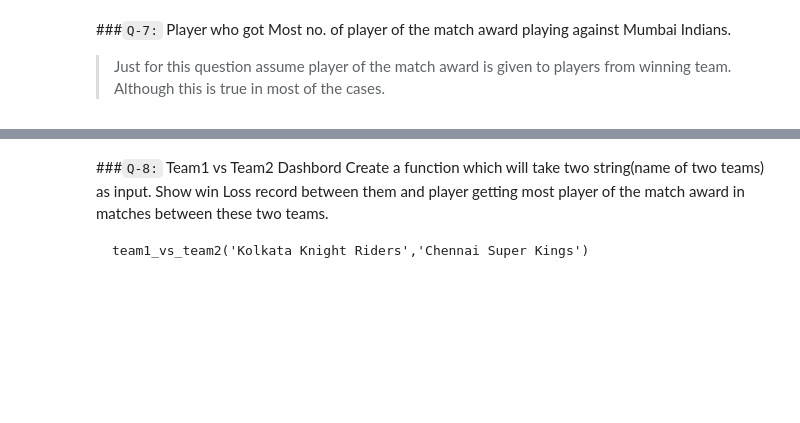
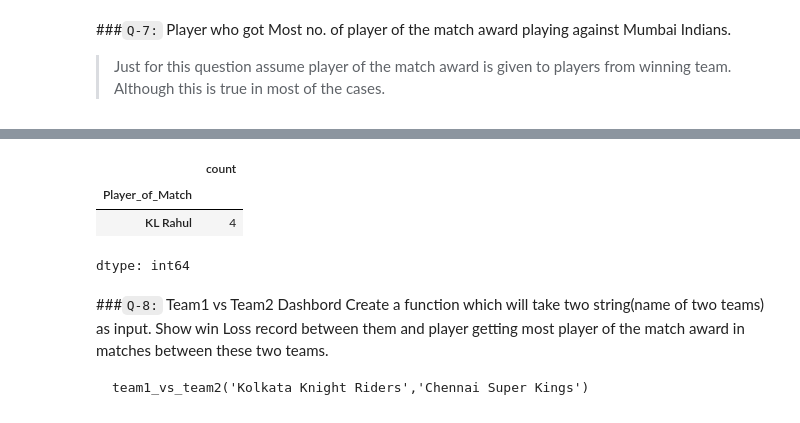
Before and after one commit to iqraghori/Data-science, a Jupyter notebook: Pandas_practice/Basic_DataFrames.ipynb, the cells around one changed output, grey strips where cells are left out. Drawn from its saved outputs; the diff is of its cells as text; code cells hidden in the pictures; blank space fills up the shorter version.

```diff
--- a/Pandas_practice/Basic_DataFrames.ipynb
+++ b/Pandas_practice/Basic_DataFrames.ipynb
@@ -196,3 +194,19 @@ ipl['Player_of_Match']
+# %%
+# Step 1: filter matches where Mumbai Indians was one of the teams (but didn't win)
+# i.e., the opponent won → Player of Match is from the team playing AGAINST MI
+
+vs_mi = ipl[(ipl['Team1'] == 'Mumbai Indians') | (ipl['Team2'] == 'Mumbai Indians')]
+
+# Step 2: exclude matches where MI won (since we want players who beat MI)
+vs_mi_lost = vs_mi[vs_mi['WinningTeam'] != 'Mumbai Indians']
+
+# Step 3: count Player of Match awards
+vs_mi_lost['Player_of_Match'].value_counts().head(1)
+# %% [output]
+|  | count |
+| Player_of_Match |  |
+| KL Rahul | 4 |
+dtype: int64
 # %% [markdown]
 ###`Q-8:` Team1 vs Team2 Dashbord
 Create a function which will take two string(name of two teams) as input. Show win Loss record between them and player getting most player of the match award in matches between these two teams.
```
Also changed, not shown: parts of 2 cells of this notebook.
